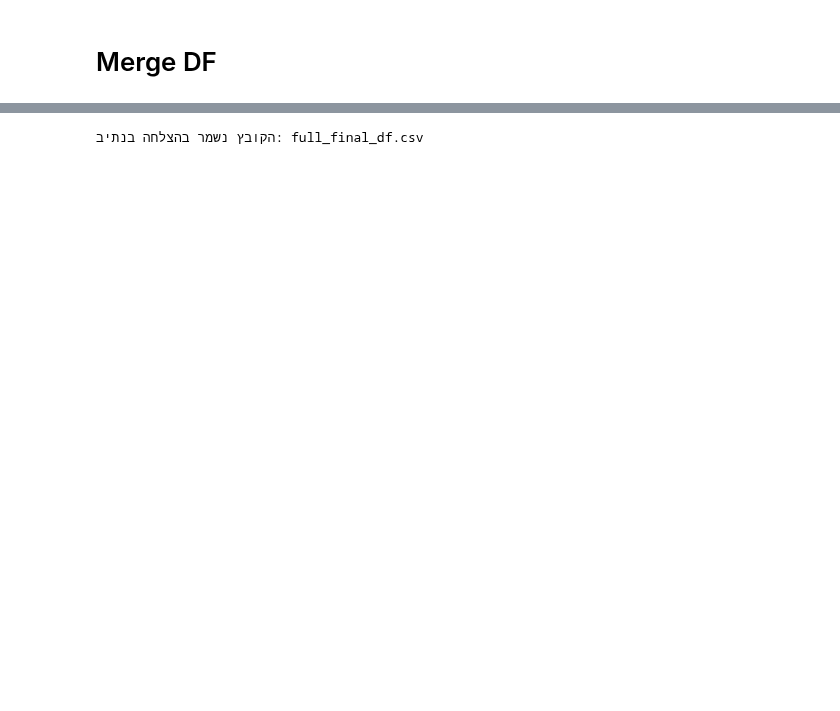
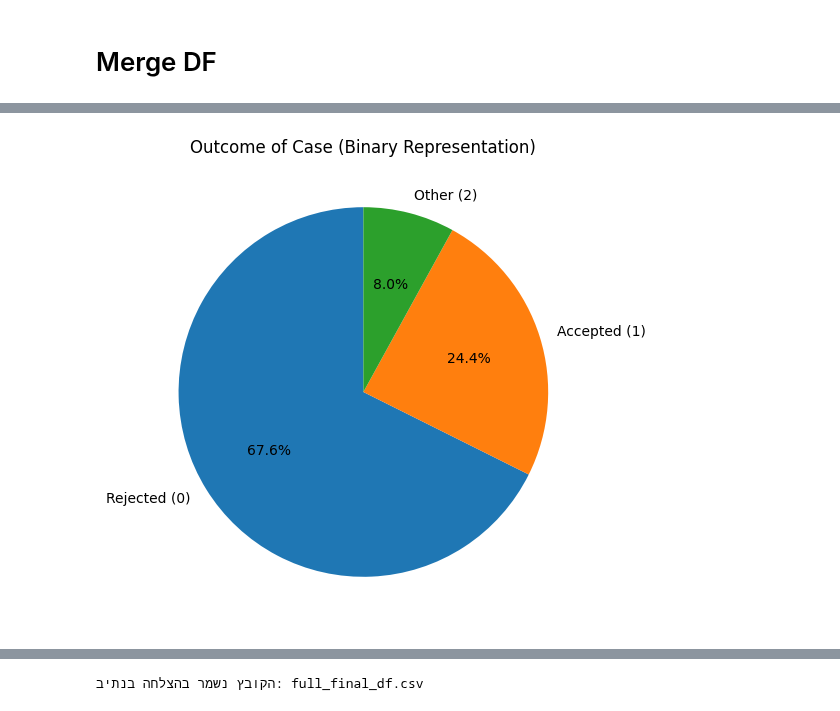
Before and after one commit to noambassat/SupremeCourtClassifier, a Jupyter notebook: 4_explore_and_merge_RAP_AP.ipynb, the cells around one changed output, grey strips where cells are left out. Saved outputs shown, nothing was run; the diff lists cells and outputs as text; code cells hidden in the pictures; blank space fills up the shorter version.

```diff
--- a/4_explore_and_merge_RAP_AP.ipynb
+++ b/4_explore_and_merge_RAP_AP.ipynb
@@ -606,0 +618,13 @@ df
+# %%
+# ספירת הערכים הבינאריים בעמודת binary_outcome
+outcome_category = df['outcome_category'].value_counts()
+
+labels = ['Rejected (0)','Accepted (1)','Other (2)']
+
+plt.figure(figsize=(6, 6))
+plt.pie(outcome_category, labels=labels, autopct='%1.1f%%', startangle=90)
+plt.title('Outcome of Case (Binary Representation)')
+
+plt.show()
+# %% [output]
+[figure, added]
```
Also changed, not shown: parts of 9 cells of this notebook.
